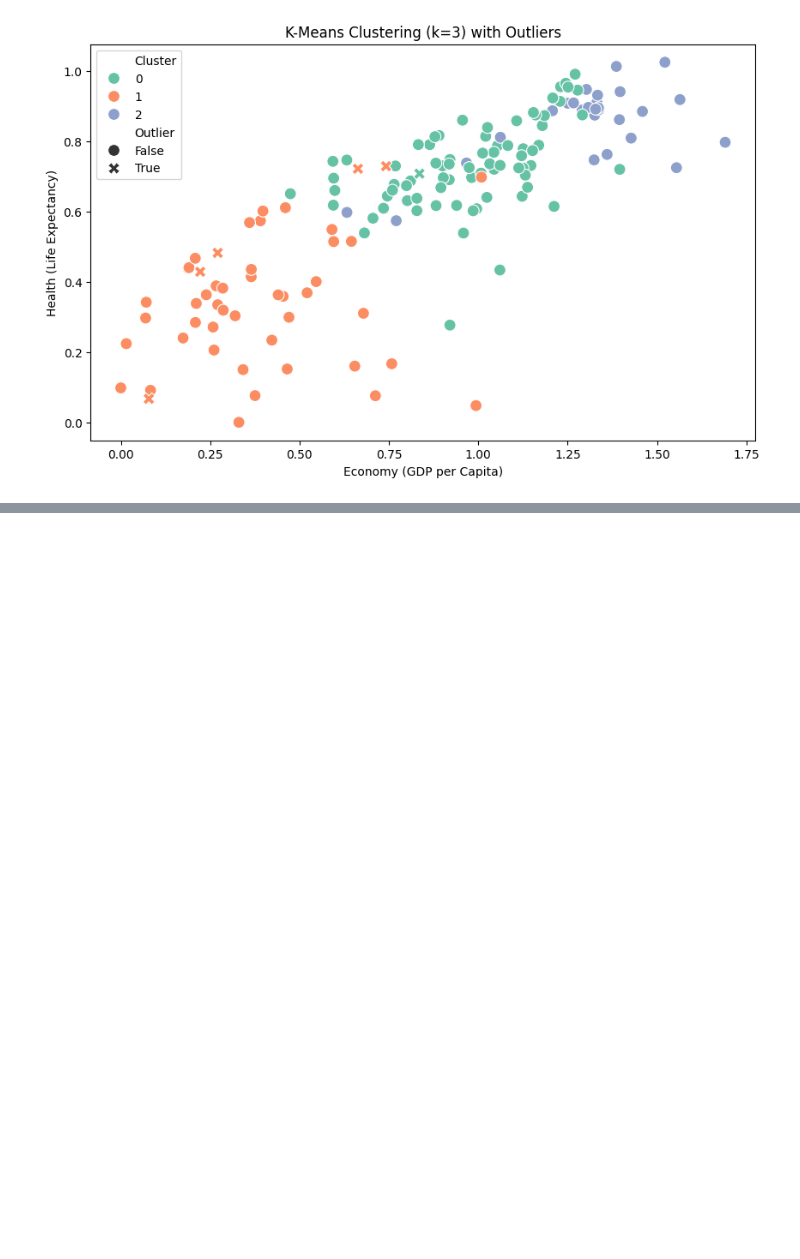
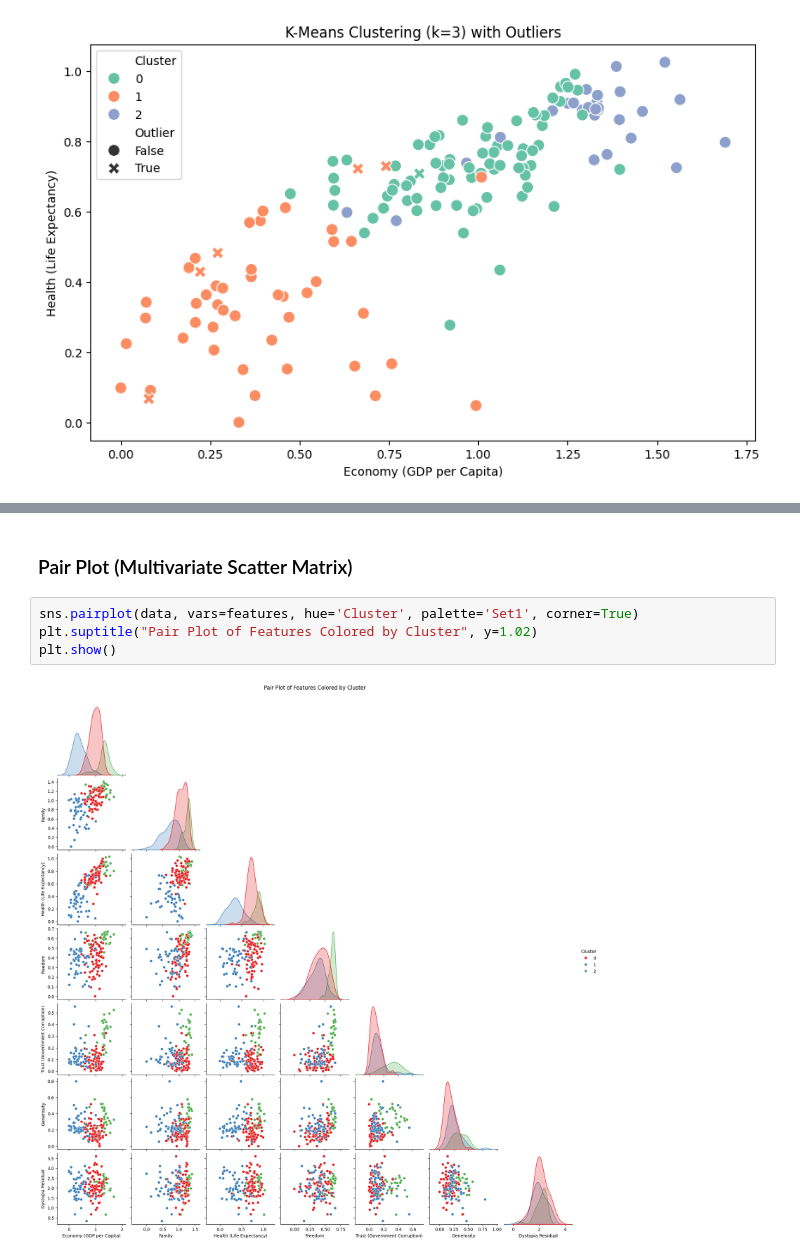
Before and after one commit to 00Bhuwan/jupyter_learn, a Jupyter notebook: jupter_files/hw.ipynb, the cells around one changed output, grey strips where cells are left out. Cells and saved outputs as stored; diff of their text form; blank space fills up the shorter version.

```diff
--- a/jupter_files/hw.ipynb
+++ b/jupter_files/hw.ipynb
@@ -117,0 +162,8 @@ plt.show()
+# %% [markdown]
+### Pair Plot (Multivariate Scatter Matrix)
+# %%
+sns.pairplot(data, vars=features, hue='Cluster', palette='Set1', corner=True)
+plt.suptitle("Pair Plot of Features Colored by Cluster", y=1.02)
+plt.show()
+# %% [output]
+[figure, added]
```
Also changed, not shown: parts of 6 cells of this notebook, 4 other files.
